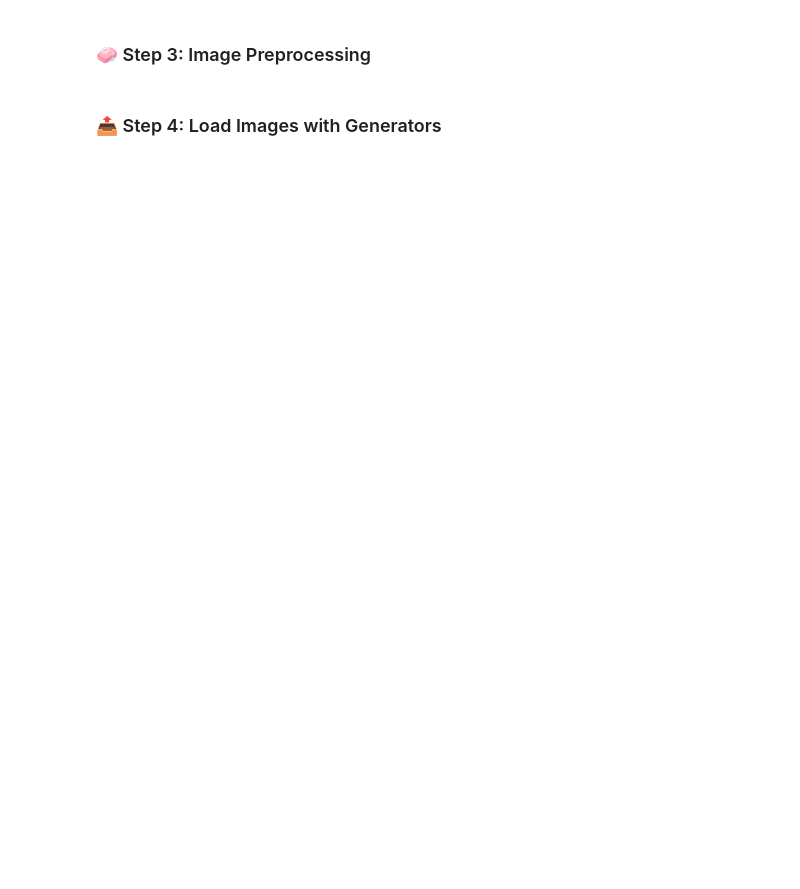
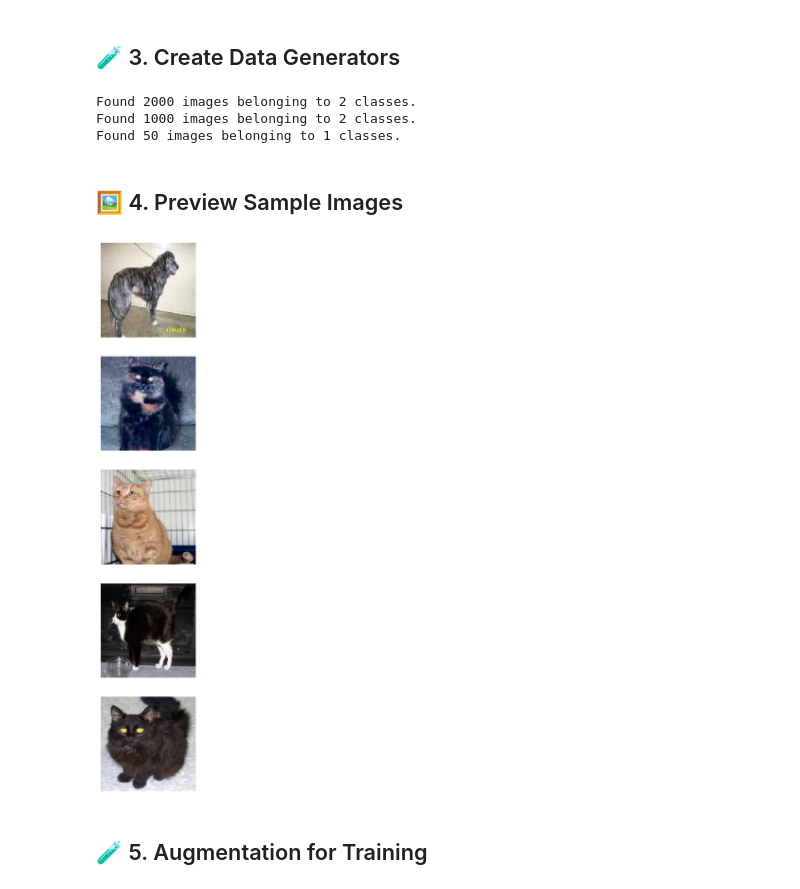
Before and after one commit to TechnoAceX/FCC-Machine-Learning-With-Python-Solutions, a Jupyter notebook: fcc_cat_dog.ipynb, the cells around one changed output. Cells and saved outputs as stored; diff of their text form; code cells hidden in the pictures; blank space fills up the shorter version.

```diff
--- a/fcc_cat_dog.ipynb
+++ b/fcc_cat_dog.ipynb
@@ -54,5 +63,63 @@ IMG_WIDTH = 150
-# %% [markdown]
-### 🧼 Step 3: Image Preprocessing
+# %% [markdown]
+## 🧪 3. Create Data Generators
+# %%
+train_image_generator = ImageDataGenerator(rescale=1./255)
+validation_image_generator = ImageDataGenerator(rescale=1./255)
+test_image_generator = ImageDataGenerator(rescale=1./255)
+
+train_data_gen = train_image_generator.flow_from_directory(
+    directory=train_dir,
+    target_size=(IMG_HEIGHT, IMG_WIDTH),
+    color_mode="rgb",
+    batch_size=batch_size,
+    class_mode="binary",
+    shuffle=True,
+)
+
+val_data_gen = validation_image_generator.flow_from_directory(
+    directory=validation_dir,
+    target_size=(IMG_HEIGHT, IMG_WIDTH),
+    color_mode="rgb",
+    batch_size=batch_size,
+    class_mode="binary",
+    shuffle=True,
+)
+
+test_data_gen = test_image_generator.flow_from_directory(
+    directory=PATH,
+    target_size=(IMG_HEIGHT, IMG_WIDTH),
+    color_mode="rgb",
+    batch_size=batch_size,
+    classes=['test'],
+    shuffle=False,
+)
+# %% [output]
+Found 2000 images belonging to 2 classes.
+Found 1000 images belonging to 2 classes.
+Found 50 images belonging to 1 classes.
+# %% [markdown]
+## 🖼️ 4. Preview Sample Images
+# %%
+def plotImages(images_arr, probabilities=False):
+    fig, axes = plt.subplots(len(images_arr), 1, figsize=(5, len(images_arr) * 3))
+    if not probabilities:
+        for img, ax in zip(images_arr, axes):
+            ax.imshow(img)
+            ax.axis('off')
+    else:
+        for img, prob, ax in zip(images_arr, probabilities, axes):
+            ax.imshow(img)
+            ax.axis('off')
+            label = "dog" if prob > 0.5 else "cat"
+            ax.set_title(f"{prob*100:.2f}% {label}")
+    plt.show()
+
+sample_training_images, _ = next(train_data_gen)
+plotImages(sample_training_images[:5])
+# %% [output]
+[figure, added]
+# %% [markdown]
+## 🧪 5. Augmentation for Training
 # %%
 from tensorflow.keras.preprocessing.image import ImageDataGenerator
 
@@ -62,2 +137,0 @@ test_image_generator = ImageDataGenerator(rescale=1./255)
-# %% [markdown]
-### 📤 Step 4: Load Images with Generators
```
Also changed, not shown: parts of 22 cells of this notebook.
